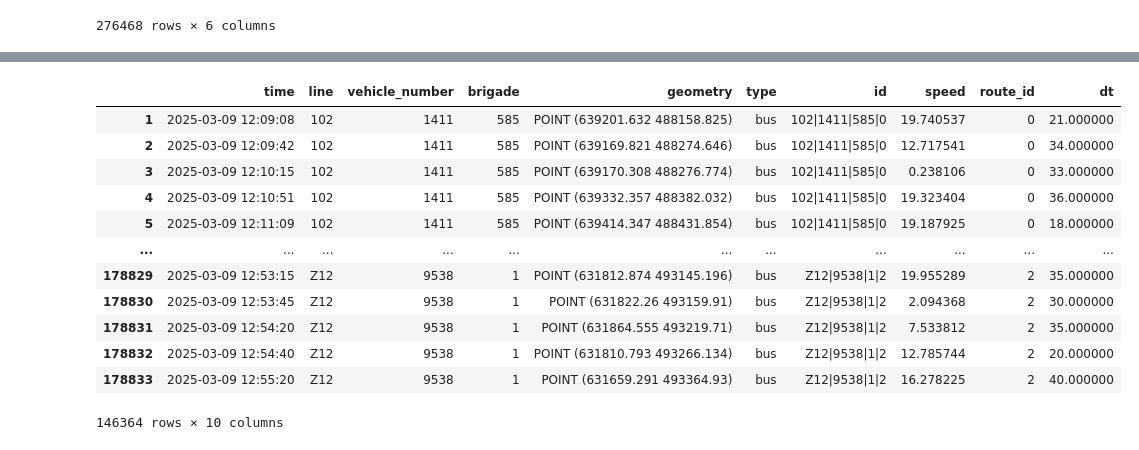
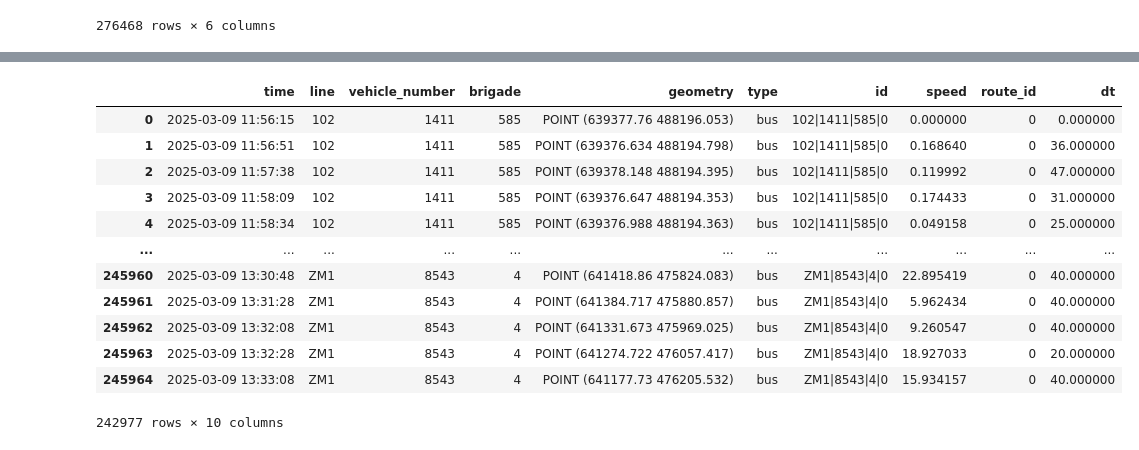
Before and after one commit to PatBoj/Frost-Warsaw, a Jupyter notebook: src/frost_warsaw/process_data.ipynb, the cells around one changed output, grey strips where cells are left out. Saved outputs shown, nothing was run; the diff lists cells and outputs as text; code cells hidden in the pictures.

```diff
--- a/src/frost_warsaw/process_data.ipynb
+++ b/src/frost_warsaw/process_data.ipynb
@@ -445,6 +490,7 @@ gps_data
 gps_data_processed = gps_data.copy()
 gps_data_processed = gps_data_processed.to_crs(epsg="2180")
 gps_data_processed["id"] = gps_data_processed[["line", "vehicle_number", "brigade"]].astype(str).agg("|".join, axis=1)
+gps_data_processed = gps_data_processed.drop_duplicates(subset=["id", "time"])
 gps_data_processed = gps_data_processed.sort_values(["id", "time"])
 
 gps_data_processed["x"] = gps_data_processed.geometry.x
@@ -581,12 +693,15 @@ gps_data_long = gps_data_long[mask_long_routes]
 # %%
 # Here I remove stationary vehicles, on loops or stationary
 
-EPS = 20
+EPS = 60
 MIN_SAMPLES = 5
 MAXIMUM_RANGE = 500
 
 def detect_loops(group):
-    coords = group[["x", "y", "speed"]].values
+    TIME_SCALE = 1
+    group["spacial_drift"] = (group["time"] - group["time"].min()).dt.total_seconds() * TIME_SCALE
+
+    coords = group[["x", "y", "spacial_drift"]].values
 
     db = DBSCAN(eps=EPS, min_samples=MIN_SAMPLES).fit(coords)
     group["loop_id"] = db.labels_
@@ -602,9 +717,10 @@ def assign_route(group):
 
 
 gps_data_without_loops = gps_data_long.copy()
-gps_data_without_loops["speed"] /= 3.6
 gps_data_without_loops["x"] = gps_data_without_loops.geometry.x
 gps_data_without_loops["y"] = gps_data_without_loops.geometry.y
+# gps_data_without_loops["dt"] = gps_data_without_loops.groupby("id")["time"].diff().dt.total_seconds()
+
 gps_data_without_loops = gps_data_without_loops.groupby(["id"], as_index=False).apply(detect_loops, include_groups=True).reset_index(drop=True)
 
 centroids = gps_data_without_loops.groupby(["id", "loop_id"], as_index=False)["geometry"].apply(lambda g: g.union_all().centroid).rename(columns={"geometry": "center"})
@@ -615,16 +731,22 @@ gps_data_without_loops["distance"] = gps_data_without_loops["geometry"].distance
 gps_data_without_loops["max_distance"] = gps_data_without_loops.groupby(["id", "loop_id"], as_index=False)["distance"].transform("max")
 
 gps_data_without_loops["is_route"] = gps_data_without_loops["max_distance"] > MAXIMUM_RANGE
+mask_is_route = gps_data_without_loops["is_route"].copy()
 gps_data_without_loops = gps_data_without_loops.groupby("id", as_index=False).apply(assign_route, include_groups=True).reset_index(drop=True)
 
 # gps_data_without_loops["route_id"] = gps_data_without_loops["is_route"] & ~gps_data_without_loops["is_route"].shift(fill_value=False)
 # gps_data_without_loops["route_id"] = gps_data_without_loops["route_id"].cumsum() - 1
 
-print_removed(gps_data_without_loops, ~gps_data_without_loops["is_route"])
+print_removed(gps_data_without_loops, ~mask_is_route)
 
-gps_data_without_loops = gps_data_without_loops[gps_data_without_loops["is_route"]]
+gps_data_rejected = gps_data_without_loops[~mask_is_route].copy()
+gps_data_rejected = gps_data_rejected.to_crs(epsg="3857")
+gps_data_rejected["x"] = gps_data_rejected.geometry.x
+gps_data_rejected["y"] = gps_data_rejected.geometry.y
+
+gps_data_without_loops = gps_data_without_loops[mask_is_route]
 gps_data_without_loops["id"] = gps_data_without_loops["id"] + "|" + gps_data_without_loops["route_id"].astype(str)
-gps_data_without_loops = gps_data_without_loops.drop(columns=["dr", "dt", "x", "y", "loop_id", "center", "distance", "is_route", "max_distance"])
-gps_data_without_loops["speed"] *= 3.6
+gps_data_without_loops = gps_data_without_loops.drop(columns=["dr", "dt", "x", "y", "loop_id", "center", "distance", "is_route", "max_distance", "spacial_drift"])
+
 gps_data_without_loops
 # %% [output]
@@ -730,6 +857,12 @@ gps_data_long_the_second = gps_data_trimmed.copy()
 
 mask_long_routes = gps_data_long_the_second.groupby("id", as_index=False)["id"].transform("size") >= MIN_DATA_PER_ROUTE
 print_removed(gps_data_long_the_second, ~mask_long_routes)
+
+gps_data_rejected = gps_data_long_the_second[~mask_long_routes].copy()
+gps_data_rejected = gps_data_rejected.to_crs(epsg="3857")
+gps_data_rejected["x"] = gps_data_rejected.geometry.x
+gps_data_rejected["y"] = gps_data_rejected.geometry.y
+
 gps_data_long_the_second = gps_data_long_the_second[mask_long_routes]
 
 gps_data_long_the_second
@@ -740,16 +873,16 @@ gps_data_long_the_second
 |  | time | line | vehicle_number | brigade | geometry | type | id | speed | route_id | dt |
-| 1 | 2025-03-09 12:09:08 | 102 | 1411 | 585 | POINT (639201.632 488158.825) | bus | 102|1411|585|0 | 19.740537 | 0 | 21.000000 |
-| 2 | 2025-03-09 12:09:42 | 102 | 1411 | 585 | POINT (639169.821 488274.646) | bus | 102|1411|585|0 | 12.717541 | 0 | 34.000000 |
-| 3 | 2025-03-09 12:10:15 | 102 | 1411 | 585 | POINT (639170.308 488276.774) | bus | 102|1411|585|0 | 0.238106 | 0 | 33.000000 |
-| 4 | 2025-03-09 12:10:51 | 102 | 1411 | 585 | POINT (639332.357 488382.032) | bus | 102|1411|585|0 | 19.323404 | 0 | 36.000000 |
-| 5 | 2025-03-09 12:11:09 | 102 | 1411 | 585 | POINT (639414.347 488431.854) | bus | 102|1411|585|0 | 19.187925 | 0 | 18.000000 |
+| 0 | 2025-03-09 11:56:15 | 102 | 1411 | 585 | POINT (639377.76 488196.053) | bus | 102|1411|585|0 | 0.000000 | 0 | 0.000000 |
+| 1 | 2025-03-09 11:56:51 | 102 | 1411 | 585 | POINT (639376.634 488194.798) | bus | 102|1411|585|0 | 0.168640 | 0 | 36.000000 |
+| 2 | 2025-03-09 11:57:38 | 102 | 1411 | 585 | POINT (639378.148 488194.395) | bus | 102|1411|585|0 | 0.119992 | 0 | 47.000000 |
+| 3 | 2025-03-09 11:58:09 | 102 | 1411 | 585 | POINT (639376.647 488194.353) | bus | 102|1411|585|0 | 0.174433 | 0 | 31.000000 |
+| 4 | 2025-03-09 11:58:34 | 102 | 1411 | 585 | POINT (639376.988 488194.363) | bus | 102|1411|585|0 | 0.049158 | 0 | 25.000000 |
 | ... | ... | ... | ... | ... | ... | ... | ... | ... | ... | ... |
-| 178829 | 2025-03-09 12:53:15 | Z12 | 9538 | 1 | POINT (631812.874 493145.196) | bus | Z12|9538|1|2 | 19.955289 | 2 | 35.000000 |
-| 178830 | 2025-03-09 12:53:45 | Z12 | 9538 | 1 | POINT (631822.26 493159.91) | bus | Z12|9538|1|2 | 2.094368 | 2 | 30.000000 |
-| 178831 | 2025-03-09 12:54:20 | Z12 | 9538 | 1 | POINT (631864.555 493219.71) | bus | Z12|9538|1|2 | 7.533812 | 2 | 35.000000 |
-| 178832 | 2025-03-09 12:54:40 | Z12 | 9538 | 1 | POINT (631810.793 493266.134) | bus | Z12|9538|1|2 | 12.785744 | 2 | 20.000000 |
-| 178833 | 2025-03-09 12:55:20 | Z12 | 9538 | 1 | POINT (631659.291 493364.93) | bus | Z12|9538|1|2 | 16.278225 | 2 | 40.000000 |
+| 245960 | 2025-03-09 13:30:48 | ZM1 | 8543 | 4 | POINT (641418.86 475824.083) | bus | ZM1|8543|4|0 | 22.895419 | 0 | 40.000000 |
+| 245961 | 2025-03-09 13:31:28 | ZM1 | 8543 | 4 | POINT (641384.717 475880.857) | bus | ZM1|8543|4|0 | 5.962434 | 0 | 40.000000 |
+| 245962 | 2025-03-09 13:32:08 | ZM1 | 8543 | 4 | POINT (641331.673 475969.025) | bus | ZM1|8543|4|0 | 9.260547 | 0 | 40.000000 |
+| 245963 | 2025-03-09 13:32:28 | ZM1 | 8543 | 4 | POINT (641274.722 476057.417) | bus | ZM1|8543|4|0 | 18.927033 | 0 | 20.000000 |
+| 245964 | 2025-03-09 13:33:08 | ZM1 | 8543 | 4 | POINT (641177.73 476205.532) | bus | ZM1|8543|4|0 | 15.934157 | 0 | 40.000000 |
-146364 rows × 10 columns
+242977 rows × 10 columns
 # %%
 # OK, here I had a litte pickle. How to make an animation out of the different timestamps? I created something called
 # time buckets. Well it"s not called time buckets, but I name it :D. Soo the idea is that I divide my data into
```
Also changed, not shown: parts of 20 cells of this notebook.
